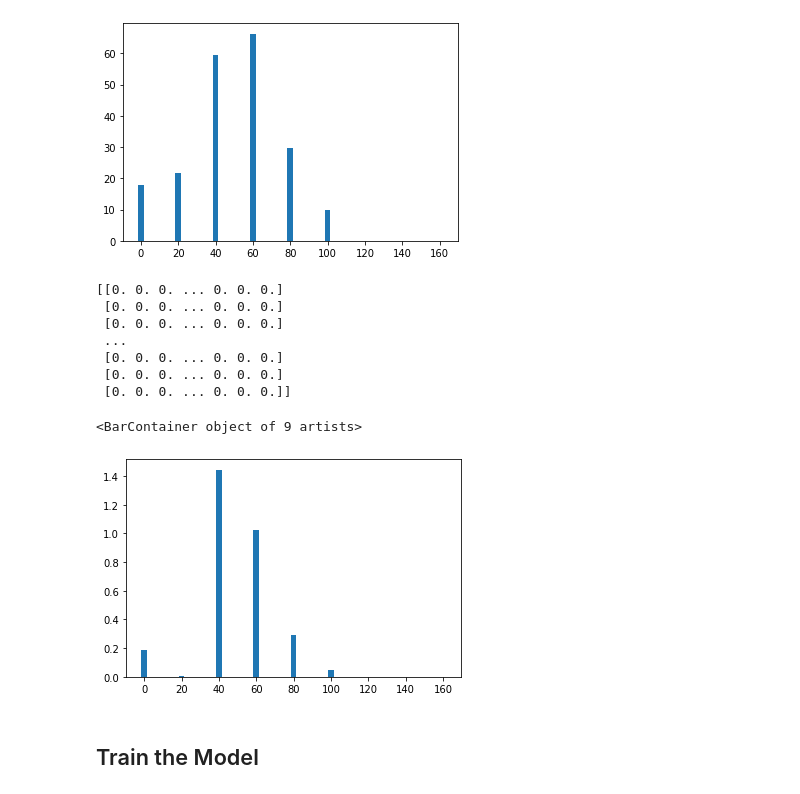
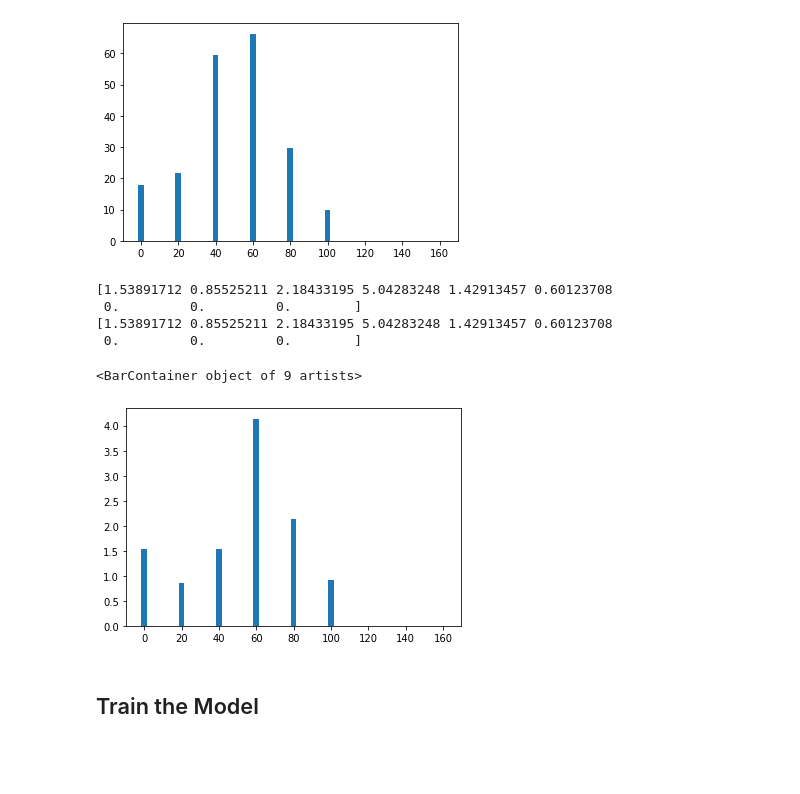
Before and after one commit to Masterfishy/HanDi-2, a Jupyter notebook: model/src/handi.ipynb, the cells around one changed output. Drawn from its saved outputs; the diff is of its cells as text; code cells hidden in the pictures; blank space fills up the shorter version.

Commit message:
figured out how to flatten hog features for an image

```diff
--- a/model/src/handi.ipynb
+++ b/model/src/handi.ipynb
@@ -67,20 +67,19 @@ plt.bar(height=hist, x=[0, 20, 40, 60, 80, 100, 120, 140, 160], width=3)
 <BarContainer object of 9 artists>
 [figure]
 # %%
-hists = hog(hog_mag_img, hog_dir_img)
-print(hists)
+hists = hog(img)
+print(hists[299,:])
+features = hists.flatten()
+print(features[2691:2700])
 
-plt.bar(height=hists[150,:], x=[0, 20, 40, 60, 80, 100, 120, 140, 160], width=3)
+plt.bar(height=hists[300,:], x=[0, 20, 40, 60, 80, 100, 120, 140, 160], width=3)
 # %% [output]
-[[0. 0. 0. ... 0. 0. 0.]
- [0. 0. 0. ... 0. 0. 0.]
- [0. 0. 0. ... 0. 0. 0.]
- ...
- [0. 0. 0. ... 0. 0. 0.]
- [0. 0. 0. ... 0. 0. 0.]
- [0. 0. 0. ... 0. 0. 0.]]
+[1.53891712 0.85525211 2.18433195 5.04283248 1.42913457 0.60123708
+ 0.         0.         0.        ]
+[1.53891712 0.85525211 2.18433195 5.04283248 1.42913457 0.60123708
+ 0.         0.         0.        ]
 <BarContainer object of 9 artists>
-[figure, old version]
+[figure, new version]
 # %% [markdown]
 ## Train the Model
 # %%
```
Also changed, not shown: parts of 1 cell of this notebook.
